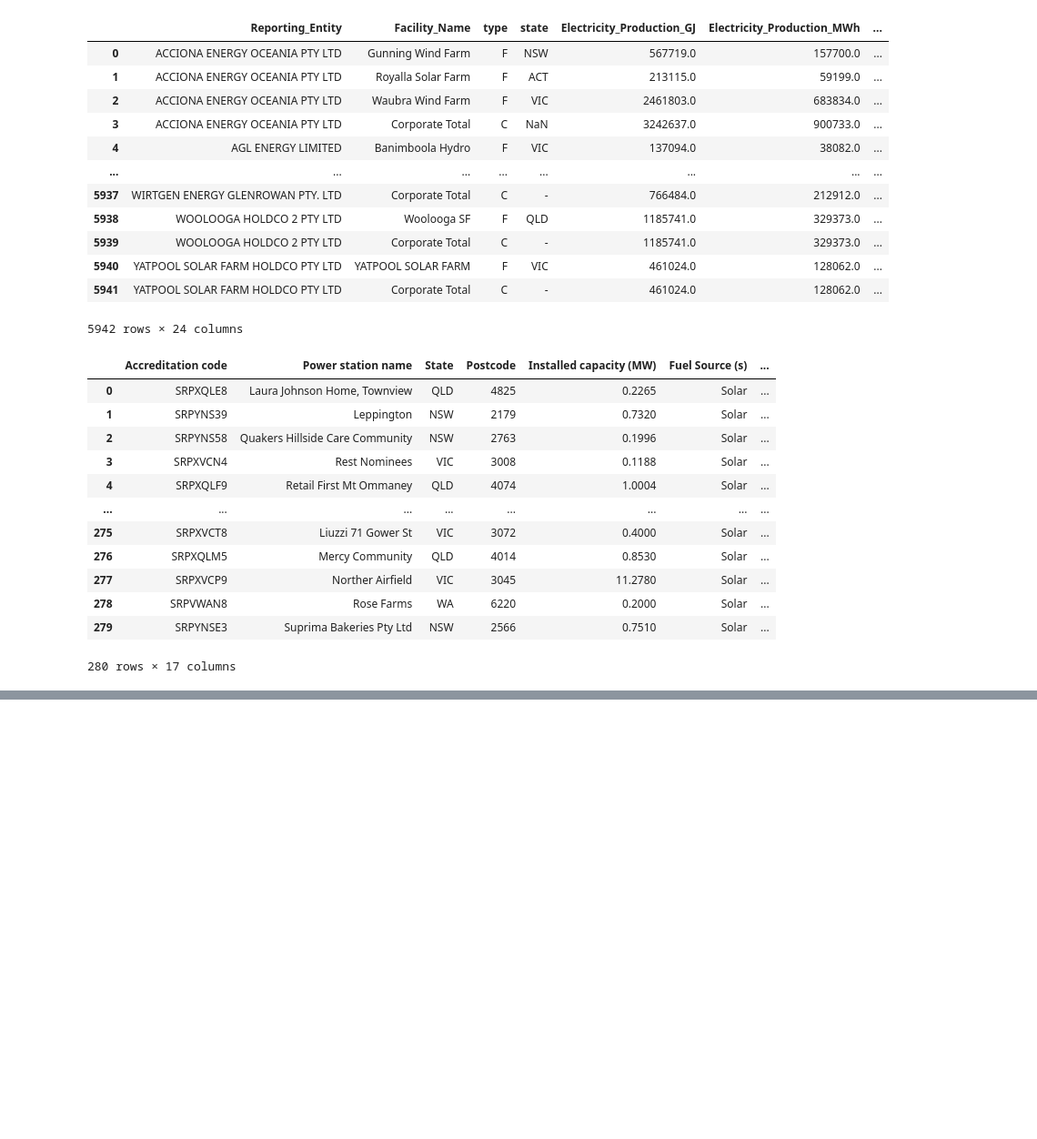
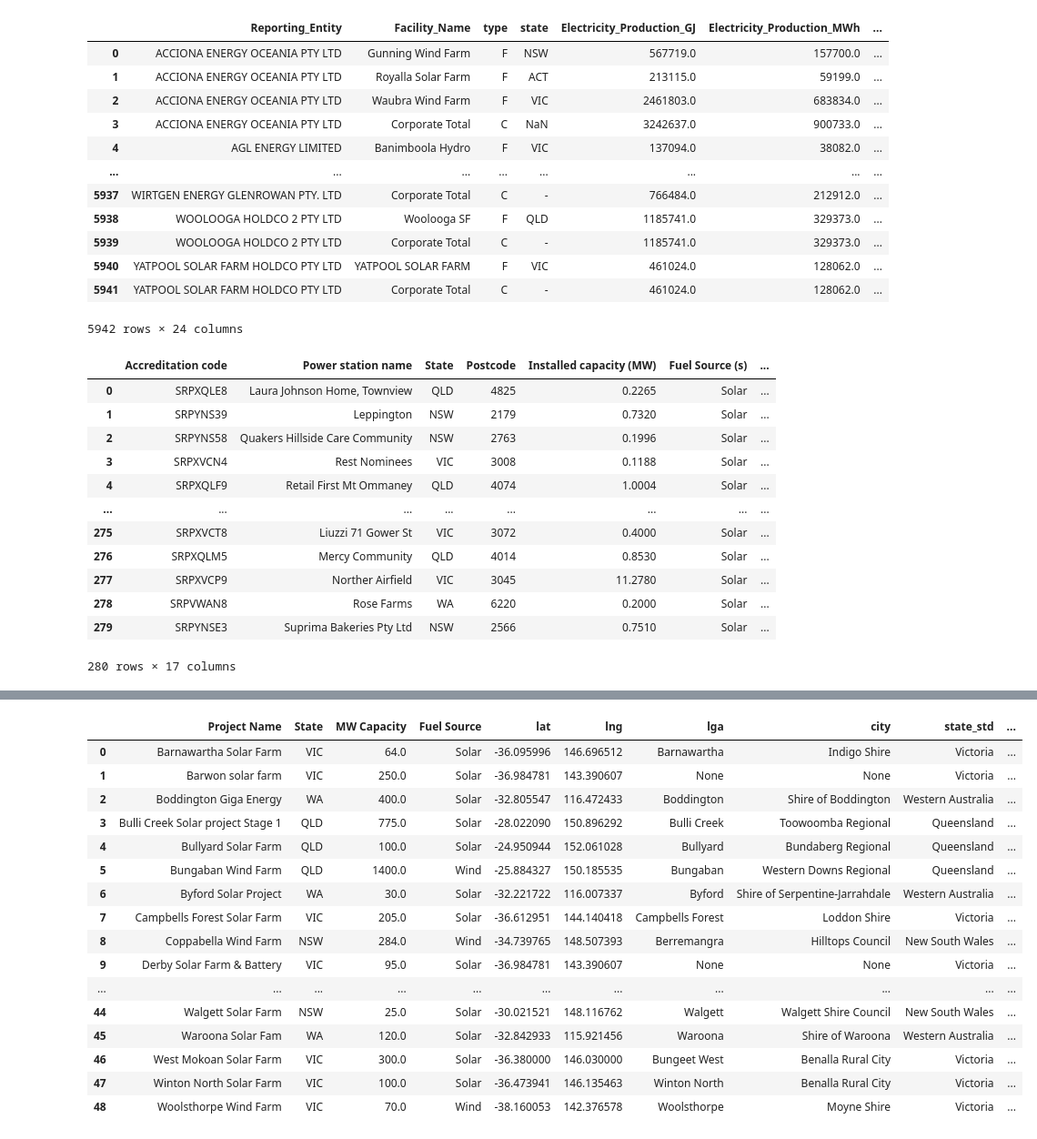
Before and after one commit to jasper-jiang-0615/comp5339, a Jupyter notebook: Assignment/Assignment1/comp5339_assignment1.ipynb, the cells around one changed output, grey strips where cells are left out. Shown at 91% size. Cells and saved outputs as stored; diff of their text form; code cells hidden in the pictures; blank space fills up the shorter version.

```diff
--- a/Assignment/Assignment1/comp5339_assignment1.ipynb
+++ b/Assignment/Assignment1/comp5339_assignment1.ipynb
@@ -233,10 +272,11 @@ nger
 API_KEY ='AIzaSyBBnuW1XnTk64-UKQy0rFfCQv5pHMDv4RI'
 address=""
 GEOCODE_URL = "https://maps.googleapis.com/maps/api/geocode/json"
-params = {"address": address, "key": API_KEY,"components": "country:AU",
-        "region": "au",
-        "language": "en-AU",}
-unique_facility =nger['Facility_Name'].unique()
+params = {"address": address,
+          "key": API_KEY,
+          "components": "country:AU",
+          "region": "au",
+          "language": "en-AU",}
 STATE_MAP = {
     "NSW": "New South Wales",
     "VIC": "Victoria",
@@ -255,11 +295,11 @@ def _parse_components_google(components):
 
     out = {
         "country": None,
-        "state_std": None,     # 行政区第1级（州，全称）
-        "city": None,      # 通常为 locality（如 Sydney）
-        "lga": None,       # 行政区第2级（LGA，比如 Burwood Council / Inner West Council）
+        "state_std": None,
+        "city": None,
+        "lga": None,
         "postcode": None,
-        "suburb": None,    # 郊区/城区（Burwood/Glebe 等）
+        "suburb": None,
     }
 
     locality = None
@@ -278,13 +318,12 @@ def _parse_components_google(components):
             out["city"] = name
         if "postal_code" in types:
             out["postcode"] = name
-
         if "locality" in types:
             locality = name
         if "sublocality_level_1" in types or "sublocality" in types:
             sublocality = name
         if "neighborhood" in types or "political" in types and "neighborhood" in types:
-            neighborhood = name                  # 备用兜底
+            neighborhood = name
 
     out["suburb"] = sublocality or neighborhood or locality
     out["lga"] = locality
@@ -318,26 +357,25 @@ def enrich_facilities_google(
             return None
         loc = res["geometry"]["location"]
         return {
-            address: facility,        # 原始设施名，列名参数化
-            state_col: state_val,          # 原始州
+            address: facility,
+            state_col: state_val,
             "lat": loc["lat"],
             "lng": loc["lng"],
             "lga": comp.get("lga"),
             "city": comp.get("city"),
-            "state_std": comp.get("state_std"),   # Google 返回的标准州名
+            "state_std": comp.get("state_std"),
             "postcode": comp.get("postcode"),
             "country": comp.get("country"),
             "formatted_address": res.get("formatted_address"),
-            "query_used": query,           # 实际查询的字符串
+            "query_used": query,
         }
 
-    # 目标列占位
     target_cols = ["lat","lng","lga","city","state_std","postcode","country","formatted_address","query_used"]
     for c in target_cols:
         if c not in df.columns:
             df[c] = pd.NA
 
-    # (facility, state) 去重后查询
+    # (facility, state) unique to search
     pairs = (
         df[[address, state_col]]
         .dropna(subset=[address])
@@ -411,0 +489,23 @@ committed_power_stations
+# %%
+probable_power_stations = pd.read_csv("./abs_csv/power-stations-and-projects-probable.csv")
+probable_power_stations.columns = [c.strip() for c in probable_power_stations.columns]
+probable_power_stations = enrich_facilities_google(probable_power_stations, api_key=API_KEY,address="Project Name", state_col="State", sleep_sec=0.12)
+probable_power_stations
+# %% [output]
+|  | Project Name | State | MW Capacity | Fuel Source | lat | lng | lga | city | state_std | ... |
+| 0 | Barnawartha Solar Farm | VIC | 64.0 | Solar | -36.095996 | 146.696512 | Barnawartha | Indigo Shire | Victoria | ... |
+| 1 | Barwon solar farm | VIC | 250.0 | Solar | -36.984781 | 143.390607 | None | None | Victoria | ... |
+| 2 | Boddington Giga Energy | WA | 400.0 | Solar | -32.805547 | 116.472433 | Boddington | Shire of Boddington | Western Australia | ... |
+| 3 | Bulli Creek Solar project Stage 1 | QLD | 775.0 | Solar | -28.022090 | 150.896292 | Bulli Creek | Toowoomba Regional | Queensland | ... |
+| 4 | Bullyard Solar Farm | QLD | 100.0 | Solar | -24.950944 | 152.061028 | Bullyard | Bundaberg Regional | Queensland | ... |
+| 5 | Bungaban Wind Farm | QLD | 1400.0 | Wind | -25.884327 | 150.185535 | Bungaban | Western Downs Regional | Queensland | ... |
+| 6 | Byford Solar Project | WA | 30.0 | Solar | -32.221722 | 116.007337 | Byford | Shire of Serpentine-Jarrahdale | Western Australia | ... |
+| 7 | Campbells Forest Solar Farm | VIC | 205.0 | Solar | -36.612951 | 144.140418 | Campbells Forest | Loddon Shire | Victoria | ... |
+| 8 | Coppabella Wind Farm | NSW | 284.0 | Wind | -34.739765 | 148.507393 | Berremangra | Hilltops Council | New South Wales | ... |
+| 9 | Derby Solar Farm & Battery | VIC | 95.0 | Solar | -36.984781 | 143.390607 | None | None | Victoria | ... |
+| ... | ... | ... | ... | ... | ... | ... | ... | ... | ... | ... |
+| 44 | Walgett Solar Farm | NSW | 25.0 | Solar | -30.021521 | 148.116762 | Walgett | Walgett Shire Council | New South Wales | ... |
+| 45 | Waroona Solar Fam | WA | 120.0 | Solar | -32.842933 | 115.921456 | Waroona | Shire of Waroona | Western Australia | ... |
+| 46 | West Mokoan Solar Farm | VIC | 300.0 | Solar | -36.380000 | 146.030000 | Bungeet West | Benalla Rural City | Victoria | ... |
+| 47 | Winton North Solar Farm | VIC | 100.0 | Solar | -36.473941 | 146.135463 | Winton North | Benalla Rural City | Victoria | ... |
+| 48 | Woolsthorpe Wind Farm | VIC | 70.0 | Wind | -38.160053 | 142.376578 | Woolsthorpe | Moyne Shire | Victoria | ... |
```
Also changed, not shown: parts of 14 cells of this notebook, 2 other files.
